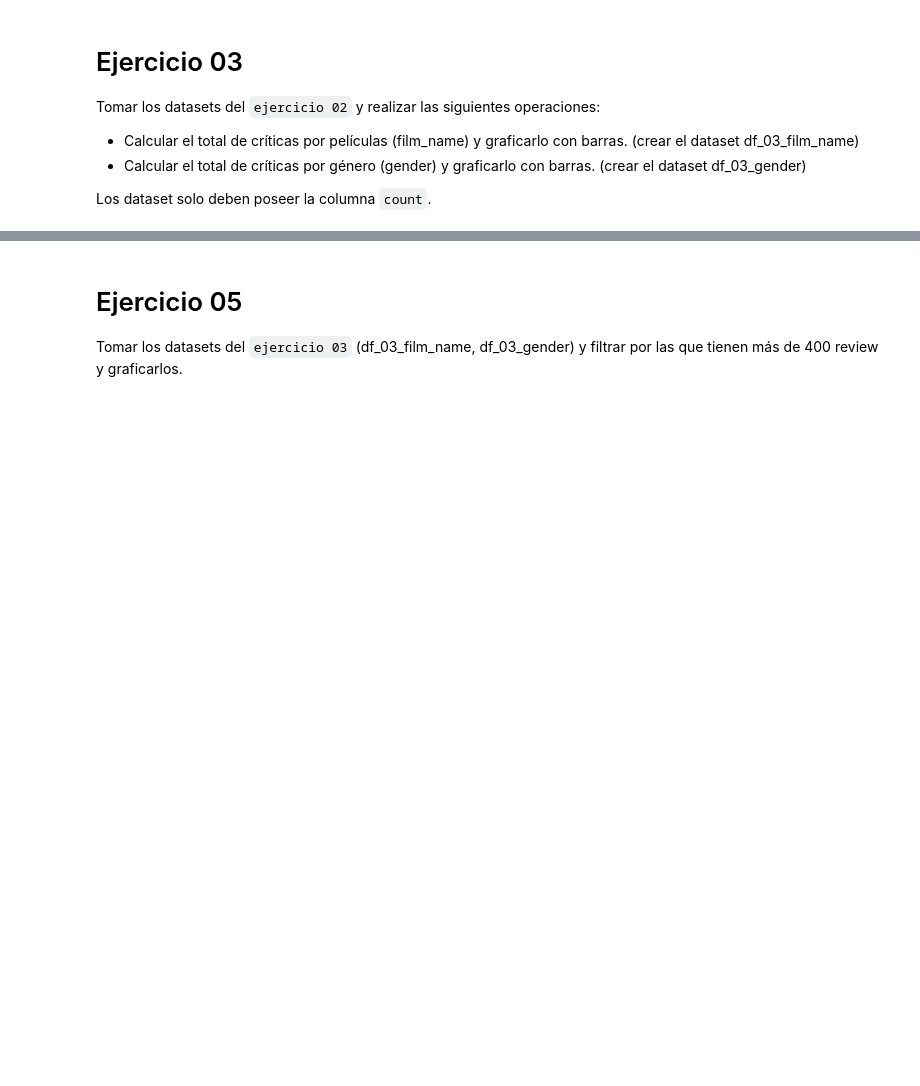
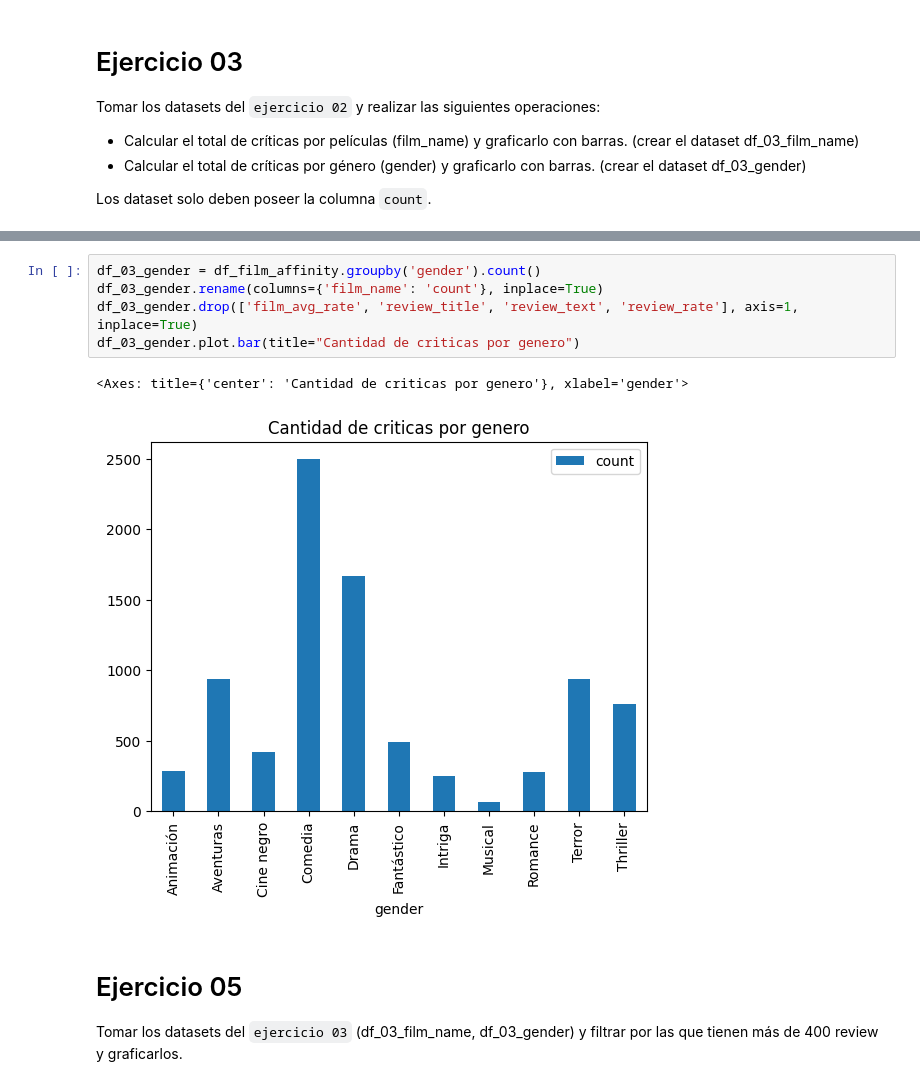
Before and after one commit to baubyte/HerramientasDeSoftwareParaElAnalisisDeDatos, a Jupyter notebook: Tema_4/Ejercicios/Semana_04_Practica_04.ipynb, the cells around one changed output, grey strips where cells are left out. Cells and saved outputs as stored; diff of their text form; blank space fills up the shorter version.

```diff
--- a/Tema_4/Ejercicios/Semana_04_Practica_04.ipynb
+++ b/Tema_4/Ejercicios/Semana_04_Practica_04.ipynb
@@ -220,3 +233,11 @@ Los dataset solo deben poseer la columna `count`.
+# %%
+df_03_gender = df_film_affinity.groupby('gender').count()
+df_03_gender.rename(columns={'film_name': 'count'}, inplace=True)
+df_03_gender.drop(['film_avg_rate', 'review_title', 'review_text', 'review_rate'], axis=1, inplace=True)
+df_03_gender.plot.bar(title="Cantidad de criticas por genero")
+# %% [output]
+<Axes: title={'center': 'Cantidad de criticas por genero'}, xlabel='gender'>
+[figure, added]
 # %% [markdown]
 # Ejercicio 05
 
```
Also changed, not shown: parts of 7 cells of this notebook.
